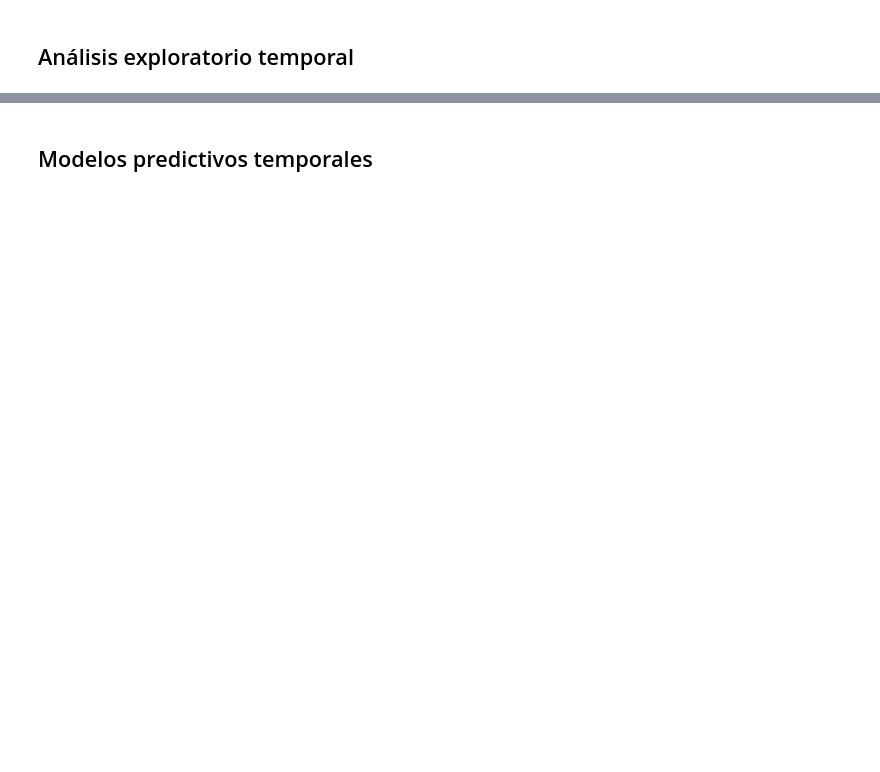
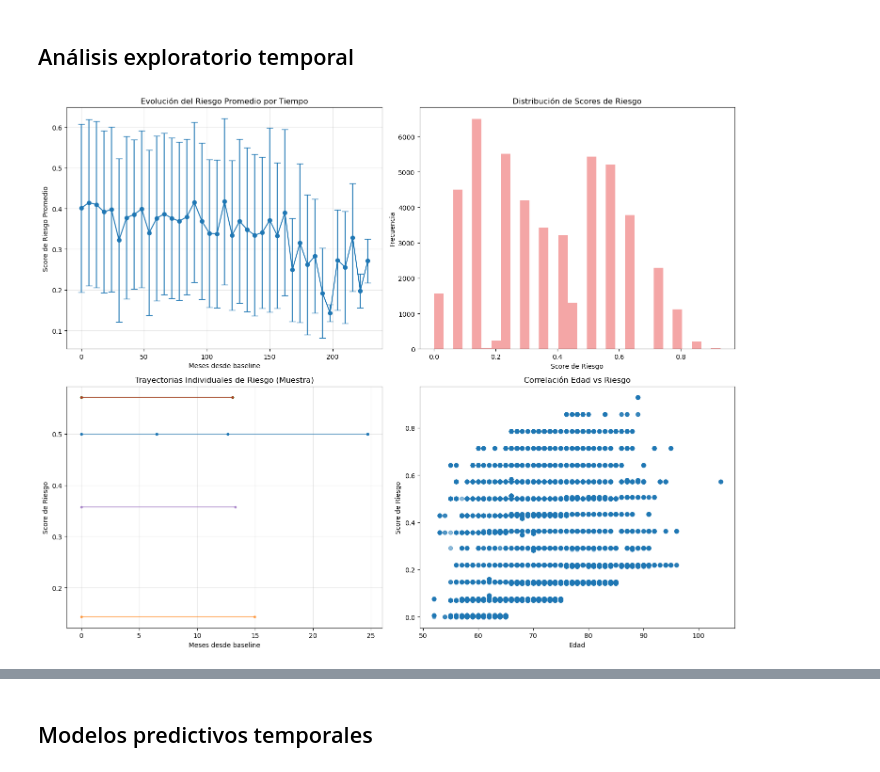
Before and after one commit to AbrahamTartalos/alzheimer-multimodal-monitoring, a Jupyter notebook: notebooks/09d_temporal_analysis.ipynb, the cells around one changed output, grey strips where cells are left out. Drawn from its saved outputs; the diff is of its cells as text; code cells hidden in the pictures; blank space fills up the shorter version.

Commit message:
Ejecución correcta del pipeline temporal

```diff
--- a/notebooks/09d_temporal_analysis.ipynb
+++ b/notebooks/09d_temporal_analysis.ipynb
@@ -41,8 +43,5 @@ print(f"📅 Fecha de ejecución: {datetime.now().strftime('%Y-%m-%d %H:%M:%S')}
 # %%
 # Configuración MLflow
-mlflow.set_experiment("alzheimer_temporal_analysis")
-
-# Inicializar tracker
-tracker = ModelTracker(experiment_name="alzheimer_temporal_analysis")
+#mlflow.set_experiment("alzheimer_temporal_analysis")
 
 print("🔧 MLflow configurado para Análisis Temporal")
@@ -51,7 +52,7 @@ print("🔧 MLflow configurado para Análisis Temporal")
 # %%
 # Cargar datos procesados
 try:
-    df = pd.read_csv('../data/processed/integrated_features_final.csv')
+    df = pd.read_csv('../data/processed/features/alzheimer_features_selected_20250621.csv')
     print(f"📊 Dataset cargado: {df.shape}")
 
     # Verificar si hay información temporal
@@ -70,8 +80,8 @@ except FileNotFoundError:
 # %%
 # Inicializar analizador temporal
-temporal_analyzer = TemporalAnalyzer()
+temporal_analyzer = AlzheimerTemporalModeling()
 
-# Simular datos temporales si no existen (común en datasets cross-sectional)
+# Simular datos temporales si no existen
 if not temporal_columns:
     print("⚠️  No se detectaron columnas temporales explícitas")
     print("🔄 Generando estructura temporal simulada basada en patrones de datos")
@@ -96,9 +106,9 @@ if not temporal_columns:
             risk_progression = np.clip(risk_progression, 0, 1)
 
             temporal_data.append({
-                'patient_id': patient_id,
-                'visit_number': visit,
-                'months_elapsed': months_elapsed,
+                'RID': patient_id,
+                'VISCODE': f"m{months_elapsed}",  # Añadir columna VISCODE,
+                'time_numeric': months_elapsed, # Mantener columna numérica
                 'composite_risk_score': risk_progression,
                 'risk_velocity': 0.05 + np.random.normal(0, 0.01) if visit > 0 else 0
             })
@@ -107,7 +117,7 @@ if not temporal_columns:
 
     df_temporal = pd.DataFrame(temporal_data)
     print(f"📊 Datos temporales simulados: {df_temporal.shape}")
-    print(f"👥 Pacientes únicos: {df_temporal['patient_id'].nunique()}")
+    print(f"👥 Pacientes únicos: {df_temporal['RID'].nunique()}")
     print(f"🔄 Visitas promedio por paciente: {df_temporal.groupby('patient_id').size().mean():.1f}")
 
 else:
@@ -117,73 +129,66 @@ else:
 # %% [markdown]
 ## Análisis exploratorio temporal
 # %%
-# Análisis exploratorio temporal
+# Análisis exploratorio temporal actualizado
 with mlflow.start_run(run_name="temporal_exploration"):
     mlflow.set_tag("analysis_type", "exploratory")
 
     fig, axes = plt.subplots(2, 2, figsize=(15, 12))
 
-    # 1. Evolución del riesgo promedio por visita
-    if 'visit_number' in df_temporal.columns:
-        risk_by_visit = df_temporal.groupby('visit_number')['composite_risk_score'].agg(['mean', 'std']).reset_index()
+    # 1. Evolución del riesgo promedio por tiempo transcurrido
+    if 'DAYS_SINCE_BASELINE' in df_temporal.columns:
+        # Convertir días a meses aproximados
+        df_temporal['months_elapsed'] = df_temporal['DAYS_SINCE_BASELINE'] / 30
 
-        axes[0,0].errorbar(risk_by_visit['visit_number'], risk_by_visit['mean'],
-                          yerr=risk_by_visit['std'], capsize=5, marker='o')
-        axes[0,0].set_title('Evolución del Riesgo Promedio por Visita')
-        axes[0,0].set_xlabel('Número de Visita')
+        # Agrupar por intervalos de 6 meses
+        df_temporal['time_bin'] = (df_temporal['months_elapsed'] // 6) * 6
+        risk_by_time = df_temporal.groupby('time_bin')['composite_risk_score'].agg(['mean', 'std']).reset_index()
+
+        axes[0,0].errorbar(risk_by_time['time_bin'], risk_by_time['mean'],
+                          yerr=risk_by_time['std'], capsize=5, marker='o')
+        axes[0,0].set_title('Evolución del Riesgo Promedio por Tiempo')
+        axes[0,0].set_xlabel('Meses desde baseline')
         axes[0,0].set_ylabel('Score de Riesgo Promedio')
         axes[0,0].grid(True, alpha=0.3)
 
         # Registrar métricas
-        mlflow.log_metric("max_visits", df_temporal['visit_number'].max())
-        mlflow.log_metric("avg_risk_increase_per_visit",
-                         (risk_by_visit['mean'].iloc[-1] - risk_by_visit['mean'].iloc[0]) / len(risk_by_visit))
+        mlflow.log_metric("max_months", df_temporal['months_elapsed'].max())
+        if len(risk_by_time) > 1:
+            mlflow.log_metric("avg_risk_increase_per_6months",
+                            (risk_by_time['mean'].iloc[-1] - risk_by_time['mean'].iloc[0]) / len(risk_by_time))
 
-    # 2. Distribución de velocidad de cambio
-    if 'risk_velocity' in df_temporal.columns:
-        velocities = df_temporal[df_temporal['risk_velocity'] != 0]['risk_velocity']
-        axes[0,1].hist(velocities, bins=30, alpha=0.7, color='lightcoral')
-        axes[0,1].set_title('Distribución de Velocidad de Cambio del Riesgo')
-        axes[0,1].set_xlabel('Velocidad de Cambio')
-        axes[0,1].set_ylabel('Frecuencia')
-
-        mlflow.log_metric("mean_risk_velocity", velocities.mean())
-        mlflow.log_metric("std_risk_velocity", velocities.std())
+    # 2. Distribución de scores de riesgo
+    axes[0,1].hist(df_temporal['composite_risk_score'], bins=30, alpha=0.7, color='lightcoral')
+    axes[0,1].set_title('Distribución de Scores de Riesgo')
+    axes[0,1].set_xlabel('Score de Riesgo')
+    axes[0,1].set_ylabel('Frecuencia')
+    mlflow.log_metric("mean_risk_score", df_temporal['composite_risk_score'].mean())
 
     # 3. Trayectorias individuales (muestra)
-    sample_patients = df_temporal['patient_id'].unique()[:10]
+    sample_patients = df_temporal['RID'].unique()[:10]  # Usando RID que sí existe
     for patient in sample_patients:
-        patient_data = df_temporal[df_temporal['patient_id'] == patient]
+        patient_data = df_temporal[df_temporal['RID'] == patient].sort_values('DAYS_SINCE_BASELINE')
         if len(patient_data) > 1:
-            axes[1,0].plot(patient_data['months_elapsed'], patient_data['composite_risk_score'],
+            axes[1,0].plot(patient_data['DAYS_SINCE_BASELINE']/30, patient_data['composite_risk_score'],
                           alpha=0.6, marker='o', markersize=3)
 
     axes[1,0].set_title('Trayectorias Individuales de Riesgo (Muestra)')
-    axes[1,0].set_xlabel('Meses Transcurridos')
+    axes[1,0].set_xlabel('Meses desde baseline')
     axes[1,0].set_ylabel('Score de Riesgo')
     axes[1,0].grid(True, alpha=0.3)
 
-    # 4. Correlación temporal
-    if len(df_temporal) > 100:
-        # Calcular autocorrelación por paciente
-        autocorr_data = []
-        for patient in df_temporal['patient_id'].unique()[:50]:
-            patient_data = df_temporal[df_temporal['patient_id'] == patient].sort_values('months_elapsed')
-            if len(patient_data) >= 3:
-                risk_series = patient_data['composite_risk_score'].values
-                autocorr = np.corrcoef(risk_series[:-1], risk_series[1:])[0,1]
-                if not np.isnan(autocorr):
-                    autocorr_data.append(autocorr)
-
-        if autocorr_data:
-            axes[1,1].hist(autocorr_data, bins=20, alpha=0.7, color='lightgreen')
-            axes[1,1].set_title('Distribución de Autocorrelación')
-            axes[1,1].set_xlabel('Correlación lag-1')
-            axes[1,1].set_ylabel('Frecuencia')
-
-            mlflow.log_metric("mean_autocorrelation", np.mean(autocorr_data))
+    # 4. Correlación entre edad y riesgo
+    if 'AGE' in df_temporal.columns:
+        axes[1,1].scatter(df_temporal['AGE'], df_temporal['composite_risk_score'], alpha=0.5)
+        axes[1,1].set_title('Correlación Edad vs Riesgo')
+        axes[1,1].set_xlabel('Edad')
+        axes[1,1].set_ylabel('Score de Riesgo')
+        age_risk_corr = df_temporal[['AGE', 'composite_risk_score']].corr().iloc[0,1]
+        mlflow.log_metric("age_risk_correlation", age_risk_corr)
 
     plt.tight_layout()
     plt.show()
 
     print("📊 Análisis exploratorio temporal completado")
+# %% [output]
+[figure, added]
```
Also changed, not shown: parts of 17 cells of this notebook.
